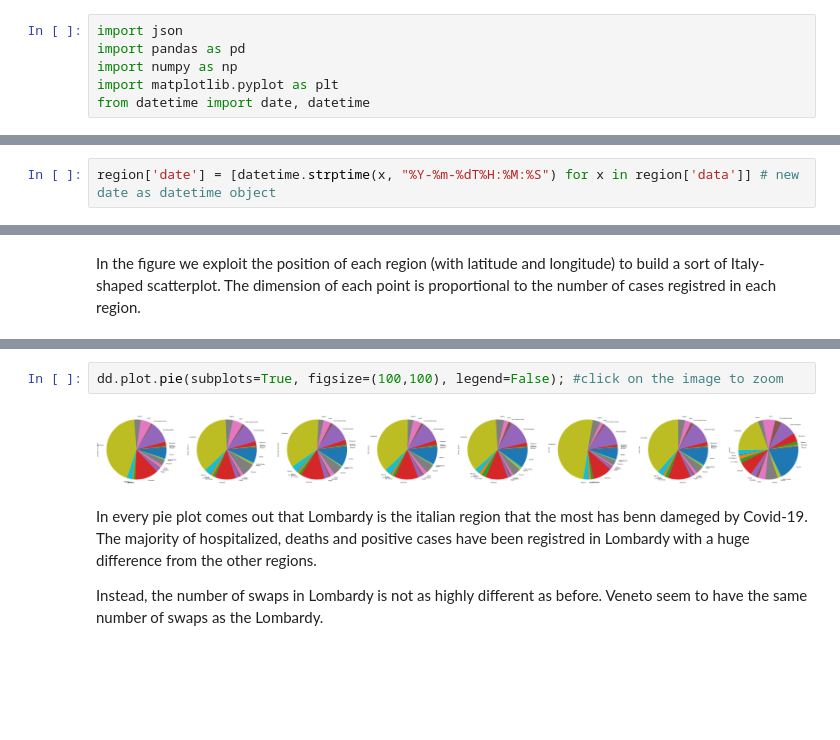
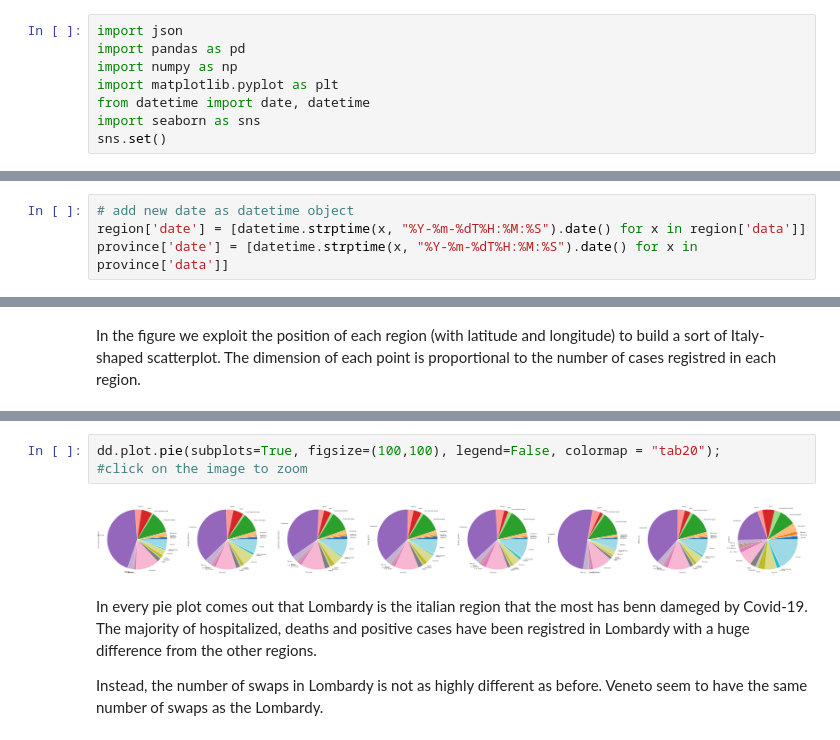
Before and after one commit to fedepiro96/APAD-project, a Jupyter notebook: benci-pirona.ipynb, the cells around one changed output, grey strips where cells are left out. Saved outputs shown, nothing was run; the diff lists cells and outputs as text; blank space fills up the shorter version.

```diff
--- a/benci-pirona.ipynb
+++ b/benci-pirona.ipynb
@@ -16,6 +30,8 @@ import pandas as pd
 import numpy as np
 import matplotlib.pyplot as plt
 from datetime import date, datetime
+import seaborn as sns
+sns.set()
 # %%
 with open('./dati/dati-json/dpc-covid19-ita-province.json') as f:
     d1 = json.load(f)
@@ -223,2 +292,4 @@ region['data'][0]   # check the date format
 # %%
-region['date'] = [datetime.strptime(x, "%Y-%m-%dT%H:%M:%S") for x in region['data']] # new date as datetime object
+# add new date as datetime object
+region['date'] = [datetime.strptime(x, "%Y-%m-%dT%H:%M:%S").date() for x in region['data']]
+province['date'] = [datetime.strptime(x, "%Y-%m-%dT%H:%M:%S").date() for x in province['data']]
@@ -437,7 +639,8 @@ dd = pd.DataFrame(region.groupby('denominazione_regione')['ricoverati_con_sintom
 # %%
-dd.plot.pie(subplots=True, figsize=(100,100), legend=False); #click on the image to zoom
+dd.plot.pie(subplots=True, figsize=(100,100), legend=False, colormap = "tab20");
+#click on the image to zoom
 # %% [output]
-[figure, old version]
+[figure, new version]
 # %% [markdown]
 In every pie plot comes out that Lombardy is the italian region that the most has benn dameged by Covid-19.
 The majority of hospitalized, deaths and positive cases have been registred in Lombardy with a huge difference from the other regions.
```
Also changed, not shown: parts of 80 cells of this notebook.
